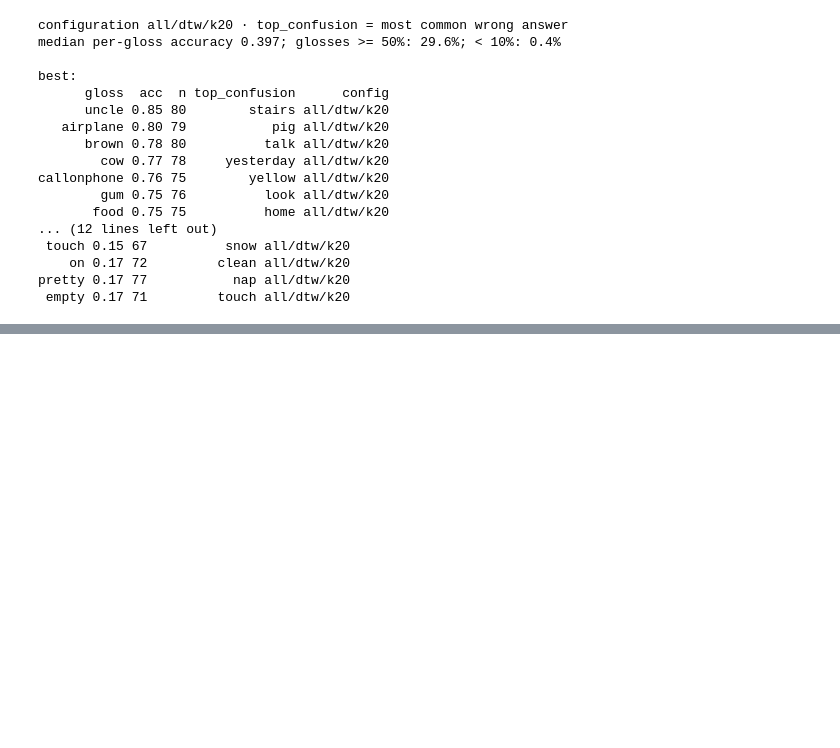
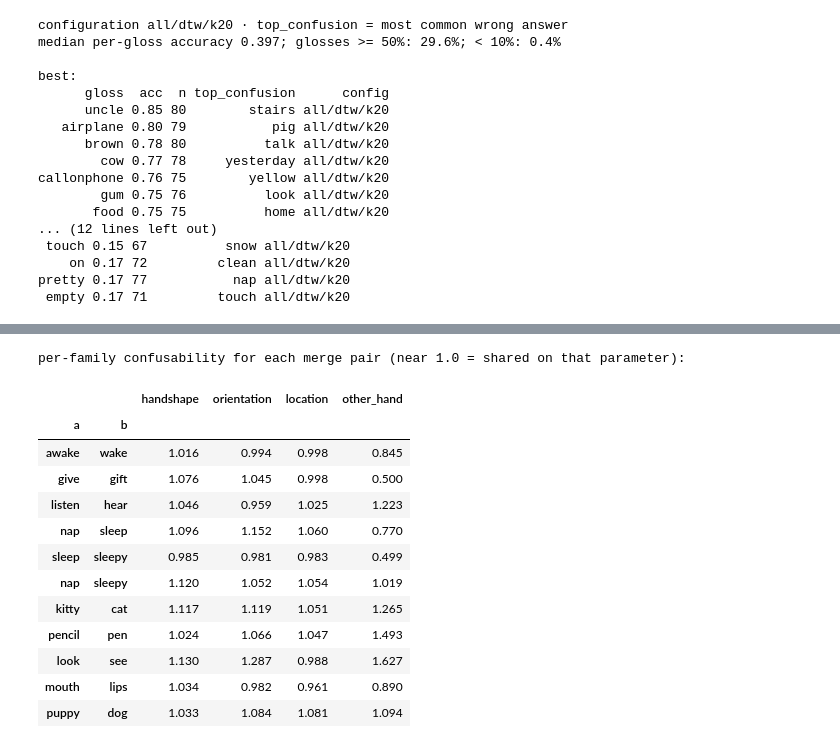
Before and after one commit to onecod3r/thesis, a Jupyter notebook: experiments/recognition/gislr.0.dataset.sign-patterns.ipynb, the cells around one changed output, grey strips where cells are left out. Cells and saved outputs as stored; diff of their text form; code cells hidden in the pictures; blank space fills up the shorter version.

```diff
--- a/experiments/recognition/gislr.0.dataset.sign-patterns.ipynb
+++ b/experiments/recognition/gislr.0.dataset.sign-patterns.ipynb
@@ -677,0 +816,23 @@ pretty 0.17 77           nap all/dtw/k20
+# %%
+# ===== Which phonological parameter each merge pair shares (per-family confusability) =====
+fam_cols_view = ["confusability_handshape", "confusability_orientation", "confusability_location",
+                "confusability_other_hand"]
+merge_fam = sim_df[sim_df.group == "merge"].set_index(["a", "b"])[fam_cols_view]
+merge_fam.columns = [c.replace("confusability_", "") for c in fam_cols_view]
+print("per-family confusability for each merge pair (near 1.0 = shared on that parameter):")
+merge_fam.round(3)
+# %% [output]
+per-family confusability for each merge pair (near 1.0 = shared on that parameter):
+|  |  | handshape | orientation | location | other_hand |
+| a | b |  |  |  |  |
+| awake | wake | 1.016 | 0.994 | 0.998 | 0.845 |
+| give | gift | 1.076 | 1.045 | 0.998 | 0.500 |
+| listen | hear | 1.046 | 0.959 | 1.025 | 1.223 |
+| nap | sleep | 1.096 | 1.152 | 1.060 | 0.770 |
+| sleep | sleepy | 0.985 | 0.981 | 0.983 | 0.499 |
+| nap | sleepy | 1.120 | 1.052 | 1.054 | 1.019 |
+| kitty | cat | 1.117 | 1.119 | 1.051 | 1.265 |
+| pencil | pen | 1.024 | 1.066 | 1.047 | 1.493 |
+| look | see | 1.130 | 1.287 | 0.988 | 1.627 |
+| mouth | lips | 1.034 | 0.982 | 0.961 | 0.890 |
+| puppy | dog | 1.033 | 1.084 | 1.081 | 1.094 |
```
Also changed, not shown: parts of 5 cells of this notebook, 7 other files.
